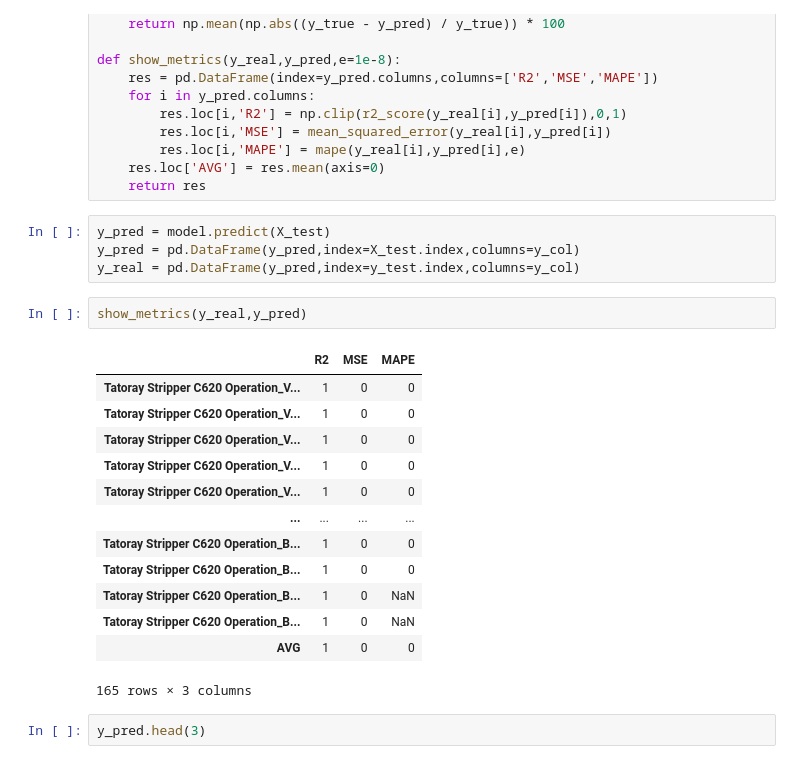
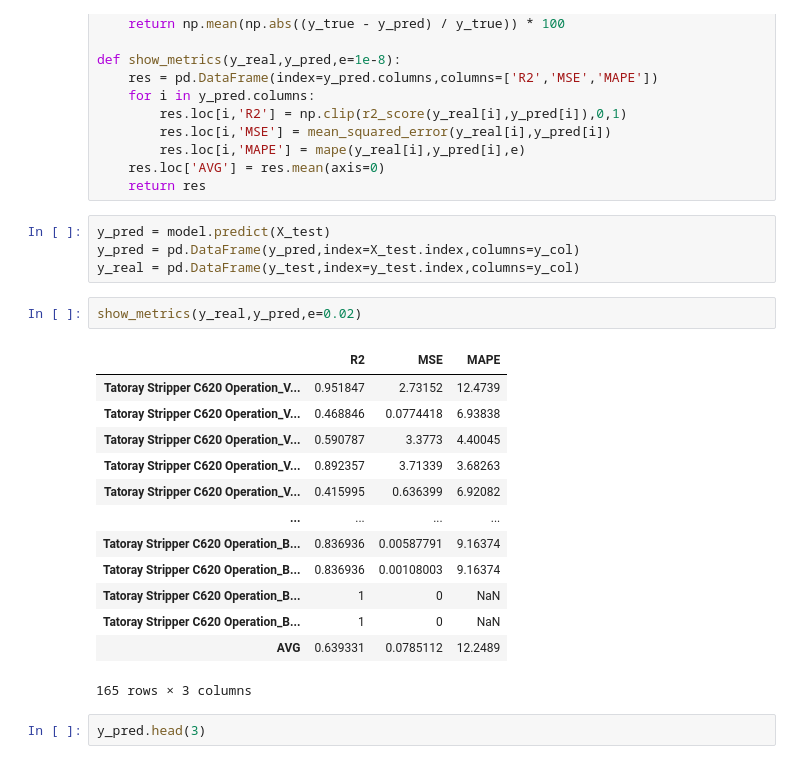
Before and after one commit to skywalker0803r/c620, a Jupyter notebook: notebook/c620_real_data_wt_model_lassocv.ipynb, the cells around one changed output. Cells and saved outputs as stored; diff of their text form.

```diff
--- a/notebook/c620_real_data_wt_model_lassocv.ipynb
+++ b/notebook/c620_real_data_wt_model_lassocv.ipynb
@@ -70,22 +70,22 @@ def show_metrics(y_real,y_pred,e=1e-8):
 # %%
 y_pred = model.predict(X_test)
 y_pred = pd.DataFrame(y_pred,index=X_test.index,columns=y_col)
-y_real = pd.DataFrame(y_pred,index=y_test.index,columns=y_col)
+y_real = pd.DataFrame(y_test,index=y_test.index,columns=y_col)
 # %%
-show_metrics(y_real,y_pred)
+show_metrics(y_real,y_pred,e=0.02)
 # %% [output]
 |  | R2 | MSE | MAPE |
-| Tatoray Stripper C620 Operation_V... | 1 | 0 | 0 |
-| Tatoray Stripper C620 Operation_V... | 1 | 0 | 0 |
-| Tatoray Stripper C620 Operation_V... | 1 | 0 | 0 |
-| Tatoray Stripper C620 Operation_V... | 1 | 0 | 0 |
-| Tatoray Stripper C620 Operation_V... | 1 | 0 | 0 |
+| Tatoray Stripper C620 Operation_V... | 0.951847 | 2.73152 | 12.4739 |
+| Tatoray Stripper C620 Operation_V... | 0.468846 | 0.0774418 | 6.93838 |
+| Tatoray Stripper C620 Operation_V... | 0.590787 | 3.3773 | 4.40045 |
+| Tatoray Stripper C620 Operation_V... | 0.892357 | 3.71339 | 3.68263 |
+| Tatoray Stripper C620 Operation_V... | 0.415995 | 0.636399 | 6.92082 |
 | ... | ... | ... | ... |
-| Tatoray Stripper C620 Operation_B... | 1 | 0 | 0 |
-| Tatoray Stripper C620 Operation_B... | 1 | 0 | 0 |
+| Tatoray Stripper C620 Operation_B... | 0.836936 | 0.00587791 | 9.16374 |
+| Tatoray Stripper C620 Operation_B... | 0.836936 | 0.00108003 | 9.16374 |
 | Tatoray Stripper C620 Operation_B... | 1 | 0 | NaN |
 | Tatoray Stripper C620 Operation_B... | 1 | 0 | NaN |
-| AVG | 1 | 0 | 0 |
+| AVG | 0.639331 | 0.0785112 | 12.2489 |
 165 rows × 3 columns
 # %%
 y_pred.head(3)
```
Also changed, not shown: parts of 1 cell of this notebook.
